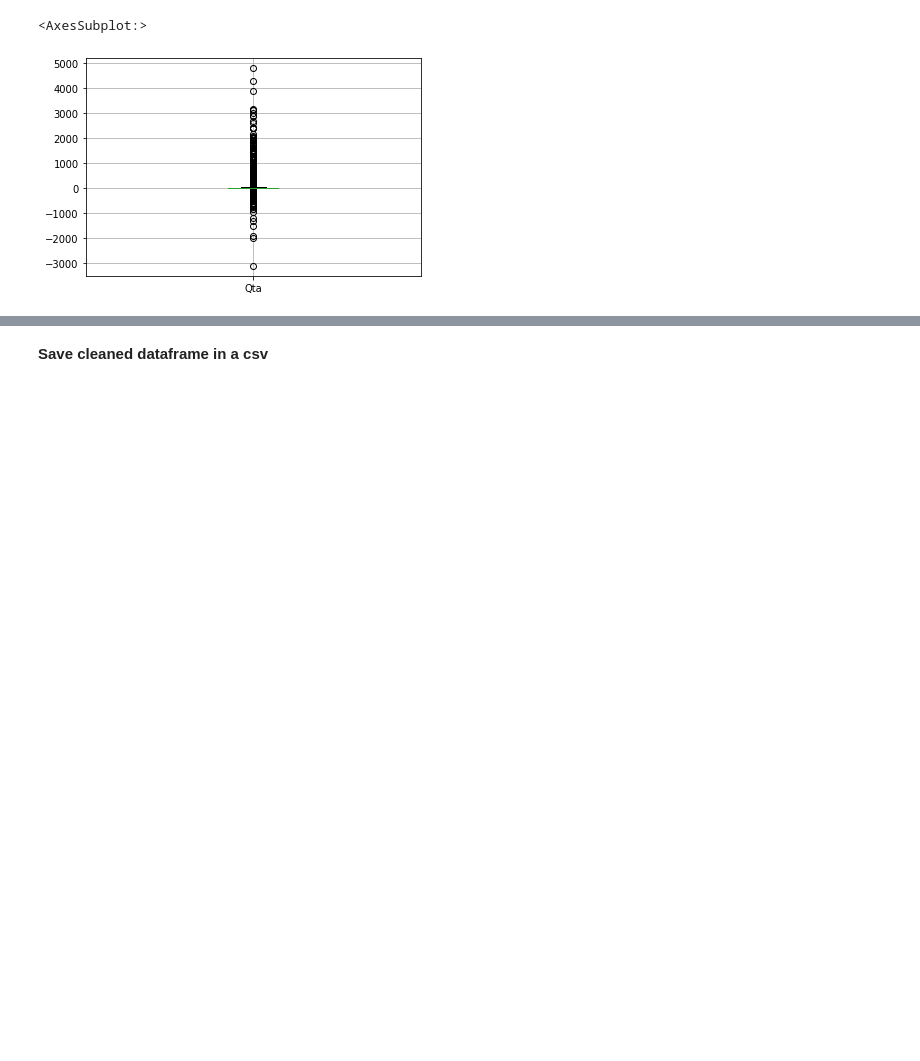
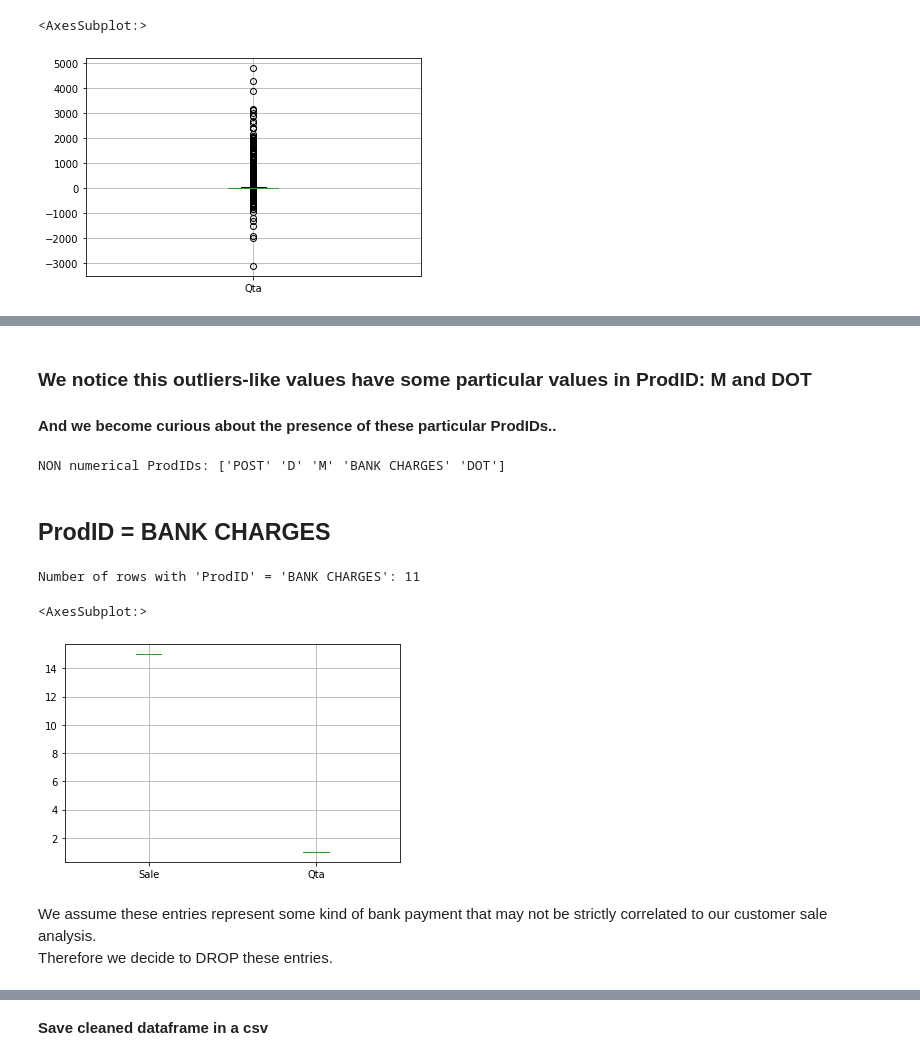
Before and after one commit to AlexPasqua/DM-project, a Jupyter notebook: DataUnderstanding_DataPreparation.ipynb, the cells around one changed output, grey strips where cells are left out. Drawn from its saved outputs; the diff is of its cells as text; code cells hidden in the pictures; blank space fills up the shorter version.

Commit message:
updated DataUnderstanding with ProdIDs analysis

```diff
--- a/DataUnderstanding_DataPreparation.ipynb
+++ b/DataUnderstanding_DataPreparation.ipynb
@@ -416,0 +455,19 @@ df.boxplot(column=['Qta'])
+# %% [markdown]
+### We notice this outliers-like values have some particular values in ProdID: M and DOT
+#### And we become curious about the presence of these particular ProdIDs..
+# %%
+print("NON numerical ProdIDs:", df[df['ProdID'].str.contains(r'^\D*$', regex=True)]['ProdID'].unique())
+# %% [output]
+NON numerical ProdIDs: ['POST' 'D' 'M' 'BANK CHARGES' 'DOT']
+# %% [markdown]
+## ProdID = BANK CHARGES
+# %%
+print("Number of rows with 'ProdID' = 'BANK CHARGES':", len(df[df['ProdID'] == 'BANK CHARGES']))
+df[df['ProdID'] == 'BANK CHARGES'].boxplot(column = ['Sale','Qta'])
+# %% [output]
+Number of rows with 'ProdID' = 'BANK CHARGES': 11
+<AxesSubplot:>
+[figure, added]
+# %% [markdown]
+We assume these entries represent some kind of bank payment that may not be strictly correlated to our customer sale analysis.<br>
+Therefore we decide to DROP these entries.
```
Also changed, not shown: parts of 27 cells of this notebook.
